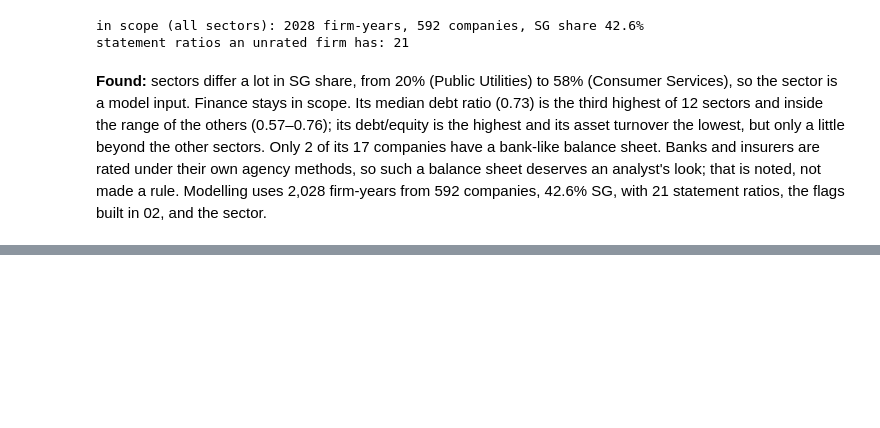
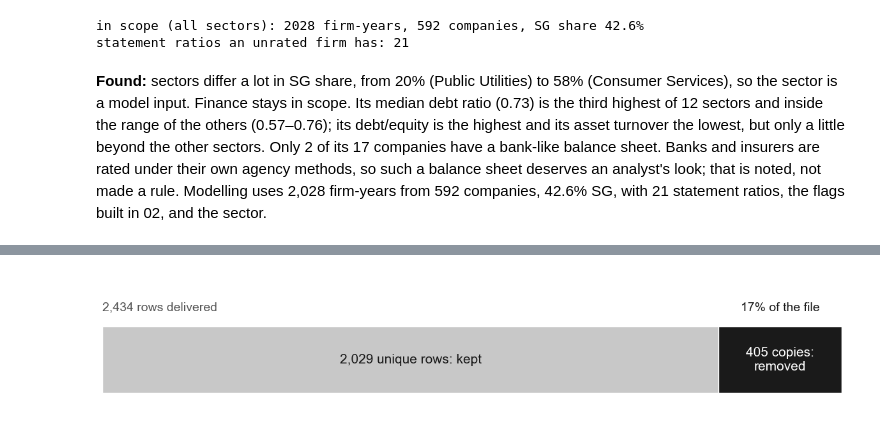
Before and after one commit to Ayu5hsingh/Cyber-Credit-Risk, a Jupyter notebook: notebooks/01_eda.ipynb, the cells around one changed output, grey strips where cells are left out. Saved outputs shown, nothing was run; the diff lists cells and outputs as text; code cells hidden in the pictures; blank space fills up the shorter version.

```diff
--- a/notebooks/01_eda.ipynb
+++ b/notebooks/01_eda.ipynb
@@ -514,0 +644,17 @@ Modelling uses 2,028 firm-years from 592 companies, 42.6% SG, with 21 statement
+# %%
+# duplicates only: the delivered rows split into unique rows and exact copies (each copy is the twin of a kept row)
+n_copies = int(raw.duplicated().sum())
+n_unique = len(raw) - n_copies
+assert (len(raw), n_copies) == (2434, 405) and raw.groupby(list(raw.columns), dropna=False).size().max() == 2
+fig, ax = plt.subplots(figsize=(12, 2.4))
+ax.barh(0, n_unique, height=0.6, color=CONTEXT)
+ax.barh(0, n_copies, left=n_unique, height=0.6, color=TOUCHED)
+ax.text(n_unique / 2, 0, f"{n_unique:,} unique rows: kept", ha="center", va="center", fontsize=15)
+ax.text(n_unique + n_copies / 2, 0, f"{n_copies} copies:\nremoved", ha="center", va="center", fontsize=15, color="white")
+ax.text(n_unique + n_copies / 2, 0.42, f"{n_copies / len(raw):.0%} of the file", ha="center", va="bottom", fontsize=14)
+ax.text(0, 0.42, f"{len(raw):,} rows delivered", ha="left", va="bottom", fontsize=14, color=INK2)
+ax.set(xlim=(0, len(raw)), ylim=(-0.4, 0.75))
+ax.axis("off")
+save_slide(fig, "duplicates")
+# %% [output]
+[figure, added]
```
Also changed, not shown: parts of 19 cells of this notebook, 7 other files.
